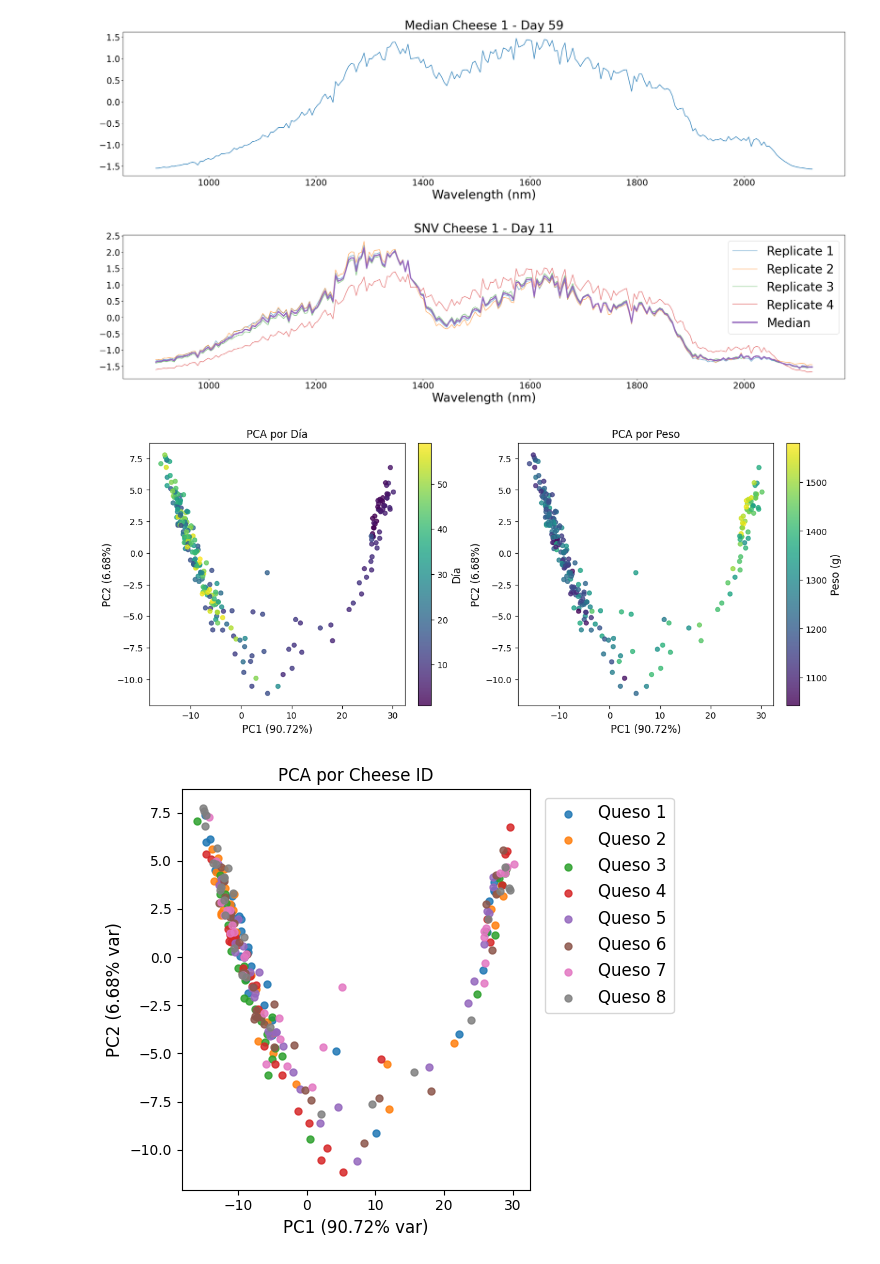
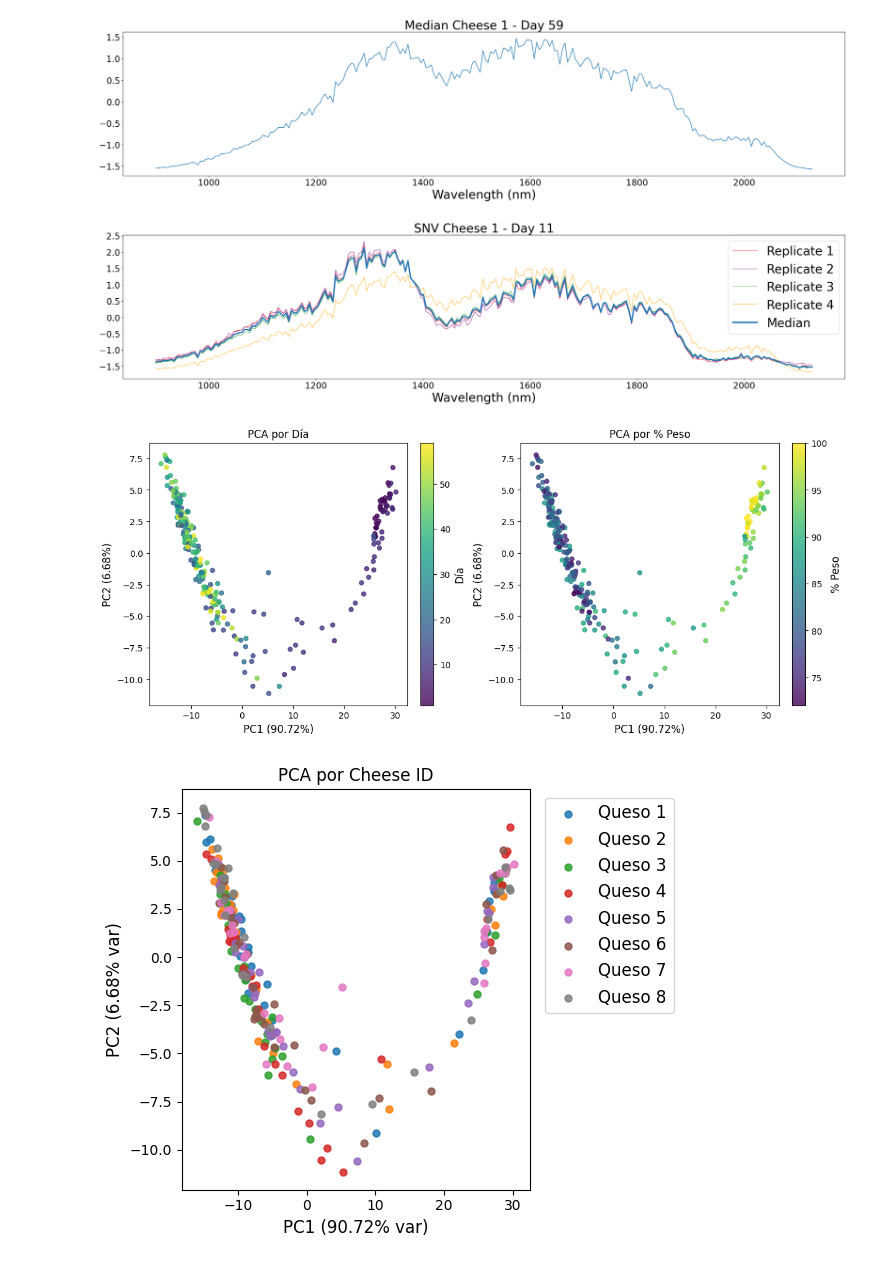
Before and after one commit to IIIA-ML/cyta_cesia_2026, a Jupyter notebook: Visualization.ipynb, the cells around one changed output. Cells and saved outputs as stored; diff of their text form; code cells hidden in the pictures.

```diff
--- a/Visualization.ipynb
+++ b/Visualization.ipynb
@@ -209,9 +210,9 @@ plt.figure(figsize=(30,6))
 
 
 for i in range(X.shape[0]):
-    plt.plot(wl, X.iloc[i, :].to_numpy(), alpha=0.6, label=f"Replicate {i+1}")
+    plt.plot(wl, X.iloc[i, :].to_numpy(), alpha=0.6, color=colors[i], label=f"Replicate {i+1}")
 
-plt.plot(wl, X2.to_numpy(), linewidth=3, label="Median")
+plt.plot(wl, X2.to_numpy(), linewidth=3, color='tab:blue', label="Median")
 
 plt.title(f"SNV Cheese {cheese_id} - Day {day}", fontsize=28)
 plt.xlabel("Wavelength (nm)", fontsize=28)
@@ -220,37 +221,37 @@ plt.yticks(fontsize=20)
 plt.legend(fontsize=28)
 plt.show()
 # %% [output]
-[figure, old version]
+[figure, new version]
 # %%
-df_all = pd.read_csv("nir_clean.csv")
+df_all = pd.read_csv("nir_clean_rel.csv")
 X = df_all.iloc[:,2:-1]
 y_day = df_all['day']
 y_gr = df_all['gr']
 # %%
 X_scaled = StandardScaler().fit_transform(X)
 
 pca = PCA(n_components=2)
 X_pca = pca.fit_transform(X_scaled)
 
 fig, ax = plt.subplots(1, 2, figsize=(12,5), constrained_layout=True)
 
 sc1 = ax[0].scatter(X_pca[:,0], X_pca[:,1], c=y_day, cmap="viridis", alpha=0.8, s=25)
 cbar = fig.colorbar(sc1, ax=ax[0])
 cbar.set_label("Día", fontsize=12)
 ax[0].set_title("PCA por Día")
 ax[0].set_xlabel(f"PC1 ({pca.explained_variance_ratio_[0]*100:.2f}%)", fontsize=12)
 ax[0].set_ylabel(f"PC2 ({pca.explained_variance_ratio_[1]*100:.2f}%)", fontsize=12)
 
 sc2 = ax[1].scatter(X_pca[:,0], X_pca[:,1], c=y_gr, cmap="viridis", alpha=0.8, s=25)
 cbar = fig.colorbar(sc2, ax=ax[1])
-cbar.set_label("Peso (g)", fontsize=12)
-ax[1].set_title("PCA por Peso")
+cbar.set_label("% Peso", fontsize=12)
+ax[1].set_title("PCA por % Peso")
 ax[1].set_xlabel(f"PC1 ({pca.explained_variance_ratio_[0]*100:.2f}%)", fontsize=12)
 ax[1].set_ylabel(f"PC2 ({pca.explained_variance_ratio_[1]*100:.2f}%)", fontsize=12)
 
 plt.show()
 # %% [output]
-[figure, old version]
+[figure, new version]
 # %%
 cheese_id = df_all['cheese_id']
 unique_cheese = np.sort(np.unique(cheese_id))
```
Also changed, not shown: parts of 9 cells of this notebook, 1 other file.
